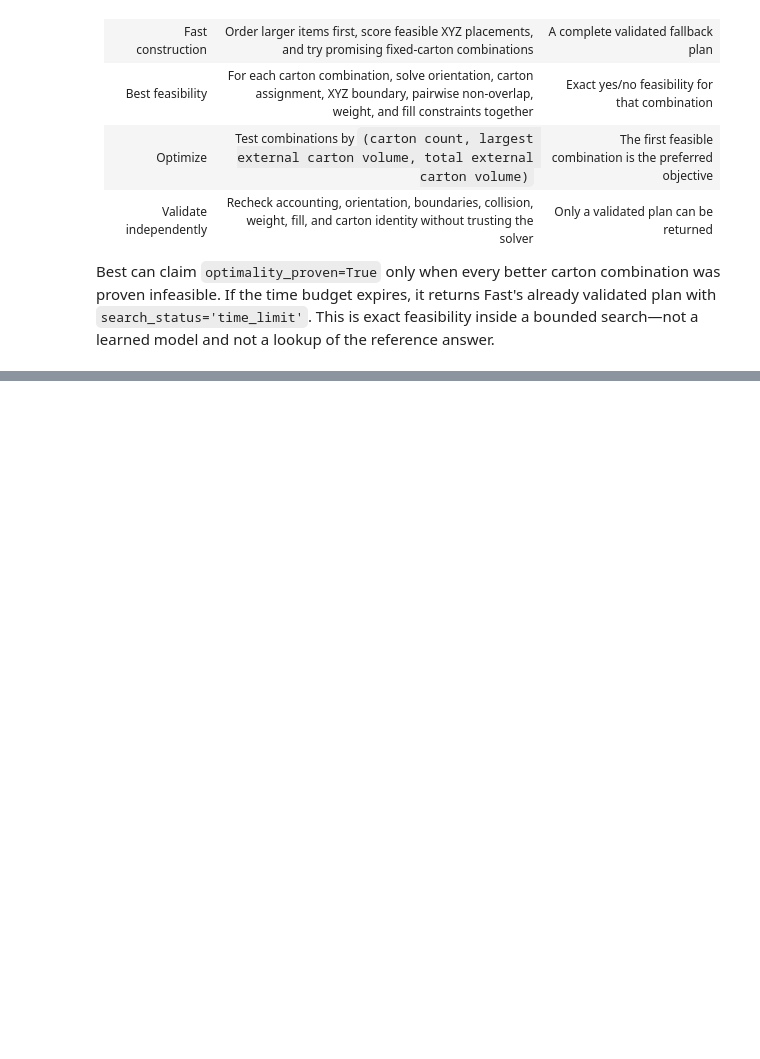
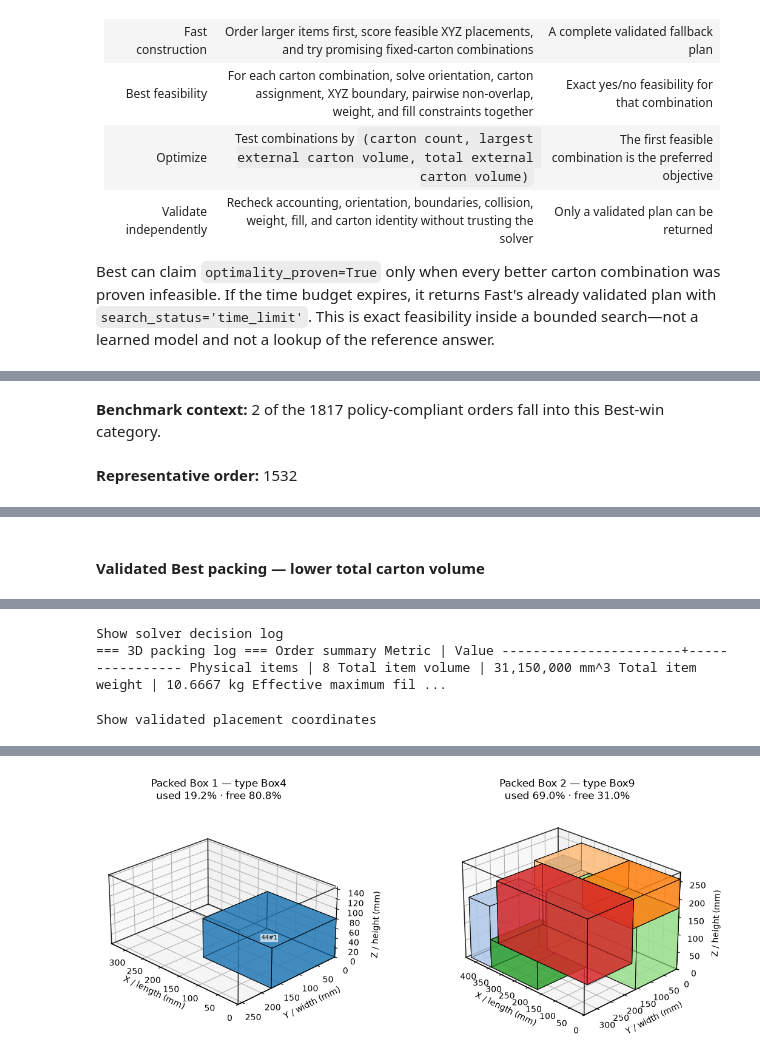
Before and after one commit to Voycepeh/ihubsolutions-capstone-project, a Jupyter notebook: notebooks/Solver Demo.ipynb, the cells around one changed output, grey strips where cells are left out. Cells and saved outputs as stored; diff of their text form; code cells hidden in the pictures; blank space fills up the shorter version.

```diff
--- a/notebooks/Solver Demo.ipynb
+++ b/notebooks/Solver Demo.ipynb
@@ -662,0 +577,17 @@ The 75 raw higher-carton results are not optimization losses; all occur where iH
+# %%
+total_volume_example_id = preferred_example(lower_total_volume_wins)
+display(Markdown(
+    f'**Benchmark context:** {len(lower_total_volume_wins)} of the '
+    f'{len(policy_pass_rows)} policy-compliant orders fall into this Best-win category.'
+))
+display(Markdown(f'**Representative order:** {total_volume_example_id}'))
+compare_order(total_volume_example_id)
+
+total_volume_example_proof = showcase_solver(
+    total_volume_example_id,
+    'best',
+    'Validated Best packing — lower total carton volume',
+)
+# %% [output]
+**Benchmark context:** 2 of the 1817 policy-compliant orders fall into this Best-win category.
+**Representative order:** 1532
@@ -662,0 +598 @@ The 75 raw higher-carton results are not optimization losses; all occur where iH
+#### Validated Best packing — lower total carton volume
@@ -662,0 +602,3 @@ The 75 raw higher-carton results are not optimization losses; all occur where iH
+Show solver decision log
+=== 3D packing log === Order summary Metric | Value -----------------------+---------------- Physical items | 8 Total item volume | 31,150,000 mm^3 Total item weight | 10.6667 kg Effective maximum fil ...
+Show validated placement coordinates
@@ -662,0 +614 @@ The 75 raw higher-carton results are not optimization losses; all occur where iH
+[figure, added]
```
Also changed, not shown: parts of 60 cells of this notebook, 12 other files.
